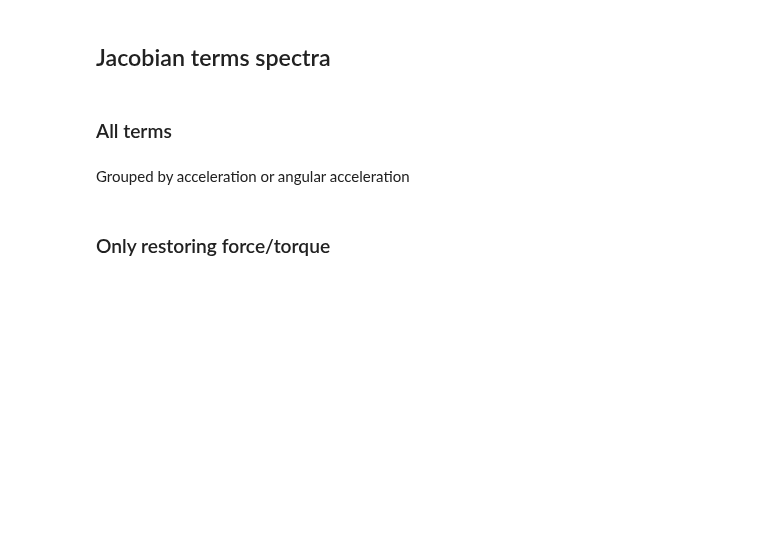
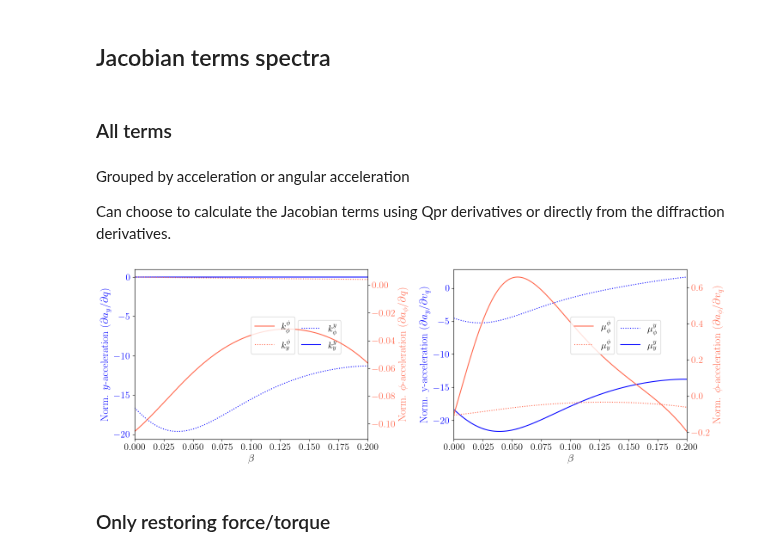
Before and after one commit to jadonylin/relativistic-lightsail-dynamics, a Jupyter notebook: Dynamics/plot_lsa_spectra.ipynb, the cells around one changed output. Cells and saved outputs as stored; diff of their text form; code cells hidden in the pictures; blank space fills up the shorter version.

```diff
--- a/Dynamics/plot_lsa_spectra.ipynb
+++ b/Dynamics/plot_lsa_spectra.ipynb
@@ -151,5 +162,7 @@ eigvec_fig.savefig(save_fname, bbox_inches="tight")
 ## Jacobian terms spectra
 # %% [markdown]
 ### All terms
-# %% [markdown]
-Grouped by acceleration or angular acceleration
+# %% [markdown]
+Grouped by acceleration or angular acceleration
+
+Can choose to calculate the Jacobian terms using Qpr derivatives or directly from the diffraction derivatives.
@@ -158,8 +230,6 @@ Grouped by acceleration or angular acceleration
 # Restoring terms
 stiff_fig,(ax, ax2) = plt.subplots(1,2,figsize=(15,5))
 
-kyy, kyphi, kphiy, kphiphi = restoring_coeffs.T
-muyy, muyphi, muphiy, muphiphi = damping_coeffs.T
 
 ax.plot(betas, kyphi,  label=r"$k^y_\phi$",color=colorY,linestyle="dotted")
 ax.plot(betas, kyy,    label=r"$k^y_y$",color=colorY)
@@ -203,34 +273,36 @@ ax2.tick_params(axis='y', labelcolor=colorY)
 
 t=ax2.get_ylim()
 ax2b=ax2.twinx()
 
 ax2b.plot(betas,muphiy, label=r"$\mu^\phi_y$",color=colorvphi,linestyle="dotted")
 ax2b.plot(betas,muphiphi, label=r"$\mu^\phi_\phi$", color=colorvphi)
 
 
 ax2b.set_ylabel(r"Norm. $\phi$-acceleration ($\partial a_\phi/\partial v_q$)",color=colorvphi)
 ax2b.tick_params(axis='y',labelcolor=colorvphi)
 
 # # Does not correspond to 1.28%
 # ax.vlines(1.4507253626813408,t[0],0,color='k',linestyle='dashed',alpha=0.2)
 # ax.hlines(0,0,1.4507253626813408,color='k',linestyle='dashed',alpha=0.2)
 
 ax2.set_ylim(t)
 ax2.set_xlim(betas[0],betas[-1])
 
 # ax.set_xticks([0,1,1.45,2,3,4,5])
 
 handles, labels = ax2.get_legend_handles_labels()
 handles1, labels1 = ax2b.get_legend_handles_labels()
 order = [0,1]
 order1=[1,0]
 ax2.legend([handles[idx] for idx in order],[labels[idx] for idx in order],loc=(0.5+0.2,0.5))
 ax2b.legend([handles1[idx] for idx in order1],[labels1[idx] for idx in order1],loc=(0.5,0.5))
 
 stiff_fig.tight_layout()
 ftype = ".pdf"
 save_fname = fname_preamble + f"/Dynamics/{runID}_jacobian_coefficients" + ftype
-stiff_fig.savefig(save_fname, bbox_inches="tight")
+# stiff_fig.savefig(save_fname, bbox_inches="tight")
+# %% [output]
+[figure, added]
 # %% [markdown]
 ### Only restoring force/torque
 # %%
```
Also changed, not shown: parts of 5 cells of this notebook.
